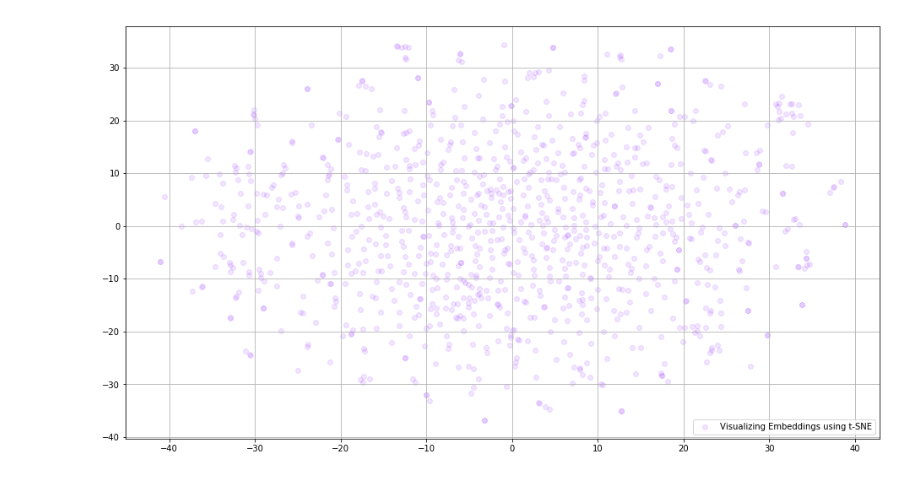
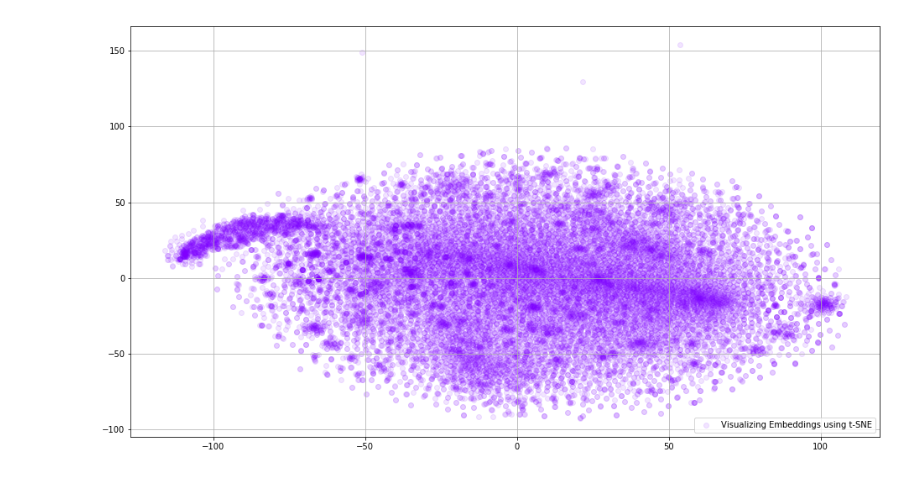
Before and after one commit to risoo10/mercari-price-prediction, a Jupyter notebook: notebooks/Visualization.ipynb, the cells around one changed output. Saved outputs shown, nothing was run; the diff lists cells and outputs as text; code cells hidden in the pictures.

```diff
--- a/notebooks/Visualization.ipynb
+++ b/notebooks/Visualization.ipynb
@@ -36,9 +52,10 @@ model = Doc2Vec.load("../doc2vec/doc2vec-30ep.mdl")
 docs = []
 embeddings = []
 
-for doc in list(model.wv.vocab):
-    embeddings.append(model.wv[doc])
-    docs.append(doc)
+
+
+for doc in model.docvecs.vectors_docs:
+    embeddings.append(doc)
 # %%
 len(embeddings)
 # %% [output]
@@ -53,6 +69,6 @@ tsne_plot_3d('Visualizing Embeddings using t-SNE', 'Doc to Vec', embeddings_3d,
 # %%
 tsne_ak_2d = TSNE(perplexity=30, n_components=2, init='pca', n_iter=3500, random_state=32)
-embeddings_ak_2d = tsne_ak_2d.fit_transform(embeddings[:1000])
+embeddings_ak_2d = tsne_ak_2d.fit_transform(embeddings[100000:120000])
 tsne_plot_2d('Visualizing Embeddings using t-SNE', embeddings_ak_2d, a=0.1)
 # %% [output]
-[figure, old version]
+[figure, new version]
```
Also changed, not shown: parts of 5 cells of this notebook.
